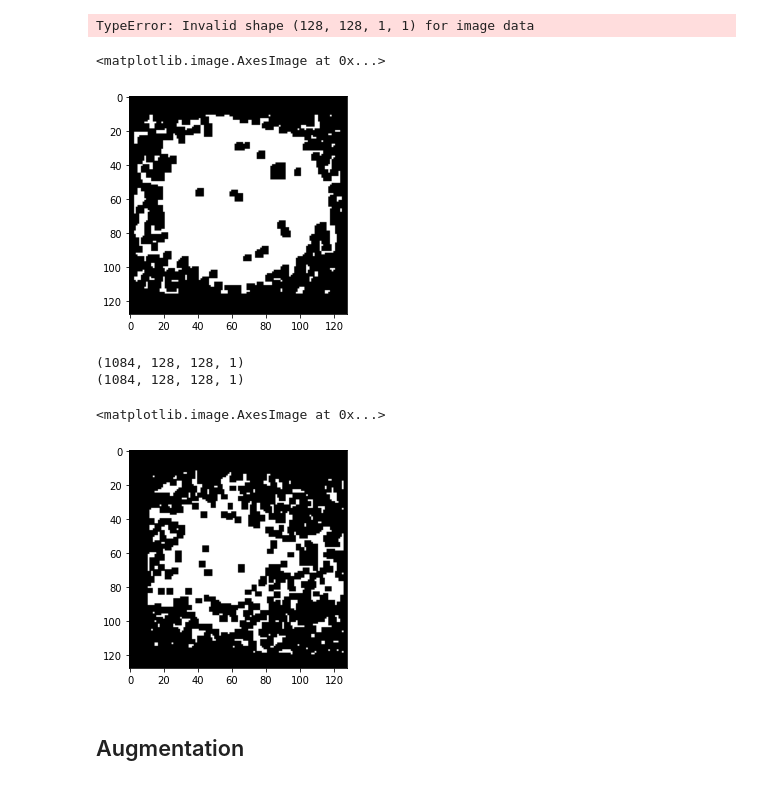
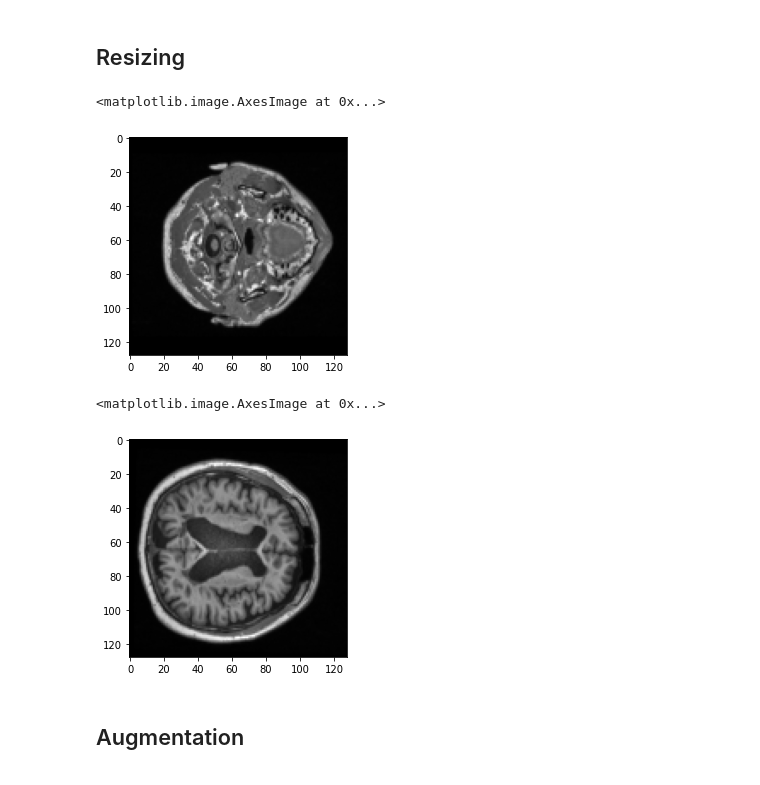
Before and after one commit to CM-Kim/unet_research, a Jupyter notebook: 03_unet_train.ipynb, the cells around one changed output. Saved outputs shown, nothing was run; the diff lists cells and outputs as text; code cells hidden in the pictures.

```diff
--- a/03_unet_train.ipynb
+++ b/03_unet_train.ipynb
@@ -10,10 +12,13 @@ integer_to_class = { '1': 'no_lesion (1)', '2': 'lesion (2)' }
 NPY_PATH = r"dataset\numpy"
 
 labels = np.load(os.path.join(NPY_PATH,'labels.npy'))
-t1w_images = np.clip((np.load(os.path.join(NPY_PATH,'T1W_images.npy'))), 0, 1)
-t2f_images = np.clip((np.load(os.path.join(NPY_PATH,'T2F_images.npy'))), 0, 1)
-t2w_images = np.clip((np.load(os.path.join(NPY_PATH,'T2W_images.npy'))), 0, 1)
+t1w_images = np.clip((np.load(os.path.join(NPY_PATH,'T1W_images.npy')) / 255), 0, 1)
+t2f_images = np.clip((np.load(os.path.join(NPY_PATH,'T2F_images.npy')) / 255), 0, 1)
+t2w_images = np.clip((np.load(os.path.join(NPY_PATH,'T2W_images.npy')) / 255), 0, 1)
 masks = np.load(os.path.join(NPY_PATH,'Mask_images.npy')) * 1
 
 # t2w_images = np.clip((np.load(os.path.join(NPY_PATH,'T2W_images.npy')) / 12728), 0, 1)
+
+print(t1w_images.shape)
+plt.imshow(t1w_images[0],cmap="gray")
 # %% [output]
@@ -21,3 +28,5 @@ IndexError: index 0 is out of bounds for axis 0 with size 0
+# %% [markdown]
+## Resizing
 # %%
 # resizing
 img_size_ori = 512
@@ -27,8 +36,6 @@ t1w_images = np.expand_dims(t1w_images,axis=-1)
 t2f_images = np.expand_dims(t2f_images,axis=-1)
 t2w_images = np.expand_dims(t2w_images,axis=-1)
 masks = np.expand_dims(masks,axis=-1)
-# %% [output]
-TypeError: Invalid shape (128, 128, 1, 1) for image data
 # %%
 def downsample(img):
     if img_size_ori == img_size_target:
@@ -42,24 +49,18 @@ def upsample(img):
 # %%
 t1w_images = np.array([ downsample(image) for image in t1w_images ])
 t2f_images = np.array([ downsample(image) for image in t2f_images ])
 t2w_images = np.array([ downsample(image) for image in t2w_images ])
 masks = (np.array([ downsample(mask) for mask in masks ])>0)*1
 
-t1w_images = t1w_images.astype(np.int32)
-t2f_images = t2f_images.astype(np.int32)
-t2w_images = t2w_images.astype(np.int32)
-masks = masks.astype(np.int32)
+# t1w_images = t1w_images.astype(np.int32)
+# t2f_images = t2f_images.astype(np.int32)
+# t2w_images = t2w_images.astype(np.int32)
+# masks = masks.astype(np.int32)
 
 plt.imshow(t1w_images[0], cmap='gray')
 # %% [output]
 <matplotlib.image.AxesImage at 0x...>
-[figure, old version]
+[figure, new version]
-# %%
-print(t1w_images.shape)
-print(masks.shape)
-# %% [output]
-(1084, 128, 128, 1)
-(1084, 128, 128, 1)
 # %%
 from sklearn.model_selection import train_test_split
 import gc
@@ -69,12 +70,10 @@ X,X_v,Y,Y_v = train_test_split( t1w_images,masks,test_size=0.2,stratify=labels)
 # del labels
 gc.collect()
 
-X.dtype,Y.dtype
-
 plt.imshow(X[0], cmap='gray')
 # %% [output]
 <matplotlib.image.AxesImage at 0x...>
-[figure, old version]
+[figure, new version]
 # %% [markdown]
 ## Augmentation
 # %%
```
Also changed, not shown: parts of 5 cells of this notebook, 4 other files.
